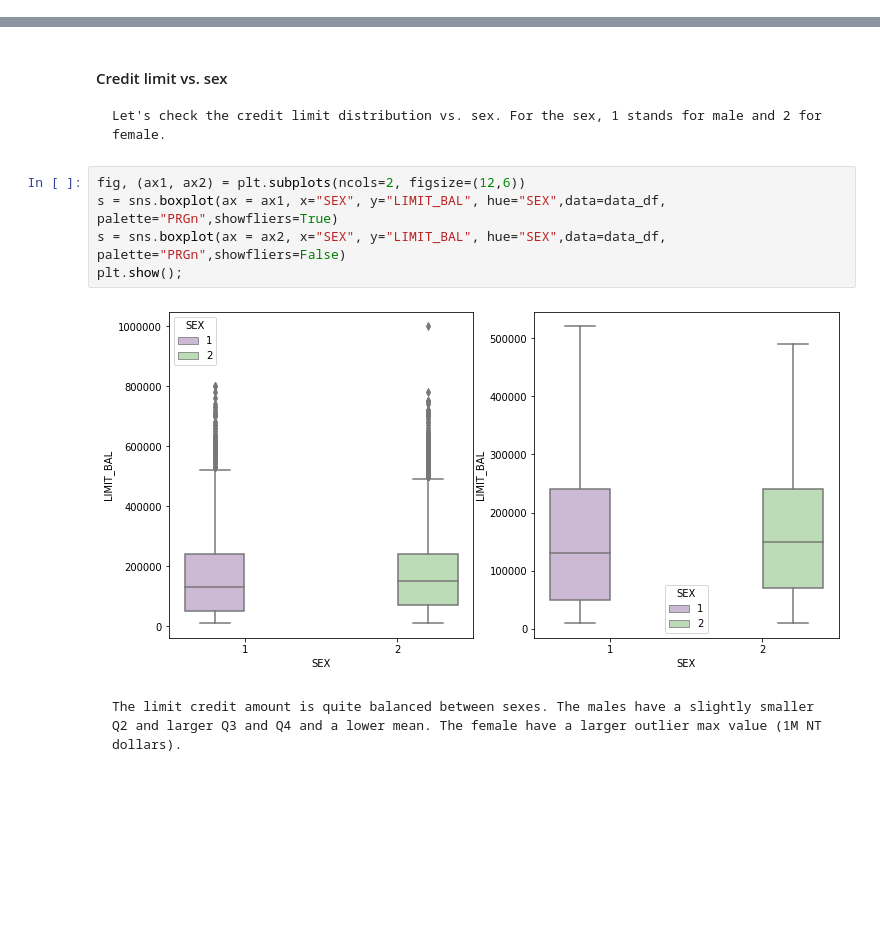
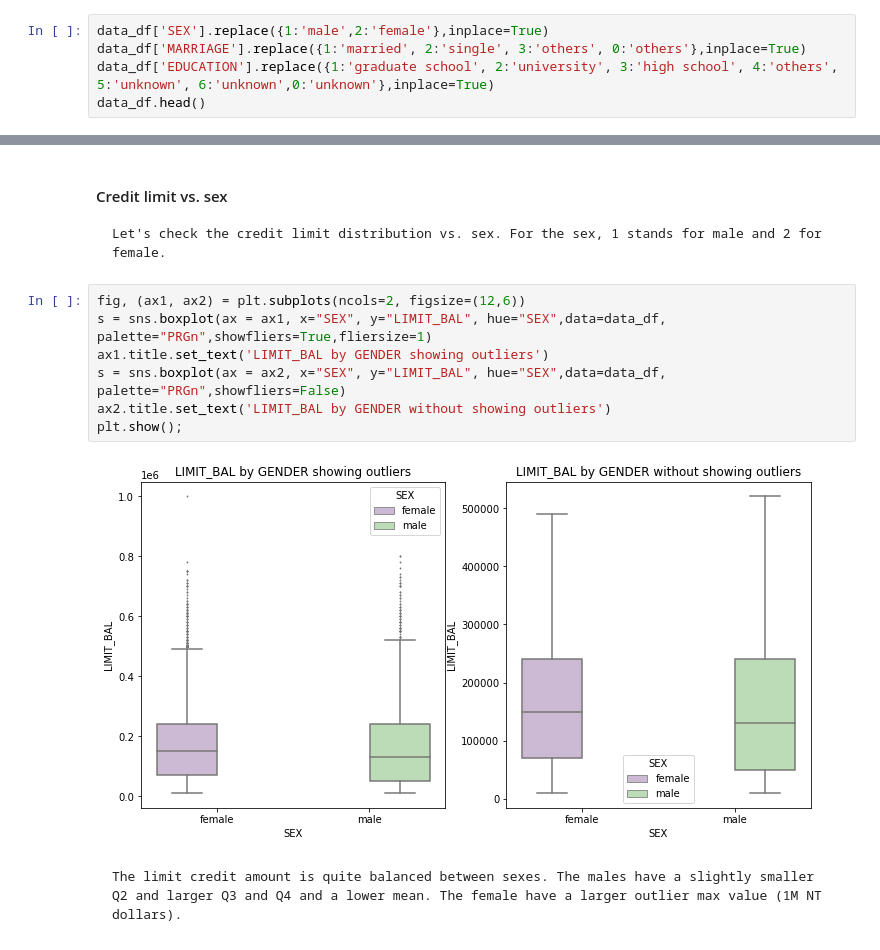
Before and after one commit to prudhvip21/Usecase-Credit_Default_Prediction, a Jupyter notebook: ClassificationforCreditCard-Refined.ipynb, the cells around one changed output, grey strips where cells are left out. Drawn from its saved outputs; the diff is of its cells as text; blank space fills up the shorter version.

```diff
--- a/ClassificationforCreditCard-Refined.ipynb
+++ b/ClassificationforCreditCard-Refined.ipynb
@@ -202,0 +221,5 @@ plt.show()
+# %%
+data_df['SEX'].replace({1:'male',2:'female'},inplace=True)
+data_df['MARRIAGE'].replace({1:'married', 2:'single', 3:'others', 0:'others'},inplace=True)
+data_df['EDUCATION'].replace({1:'graduate school', 2:'university', 3:'high school', 4:'others', 5:'unknown', 6:'unknown',0:'unknown'},inplace=True)
+data_df.head()
@@ -251,11 +327,13 @@ plt.show()
     Let's check the credit limit distribution vs. sex. For the sex, 1 stands for male and 2 for female.
 # %%
 fig, (ax1, ax2) = plt.subplots(ncols=2, figsize=(12,6))
-s = sns.boxplot(ax = ax1, x="SEX", y="LIMIT_BAL", hue="SEX",data=data_df, palette="PRGn",showfliers=True)
+s = sns.boxplot(ax = ax1, x="SEX", y="LIMIT_BAL", hue="SEX",data=data_df, palette="PRGn",showfliers=True,fliersize=1)
+ax1.title.set_text('LIMIT_BAL by GENDER showing outliers')
 s = sns.boxplot(ax = ax2, x="SEX", y="LIMIT_BAL", hue="SEX",data=data_df, palette="PRGn",showfliers=False)
+ax2.title.set_text('LIMIT_BAL by GENDER without showing outliers')
 plt.show();
 # %% [output]
-[figure, old version]
+[figure, new version]
 # %% [markdown]
     The limit credit amount is quite balanced between sexes. The males have a slightly smaller Q2 and larger Q3 and Q4 and a lower mean. The female have a larger outlier max value (1M NT dollars).
 # %% [markdown]
```
Also changed, not shown: parts of 68 cells of this notebook, 2 other files.
